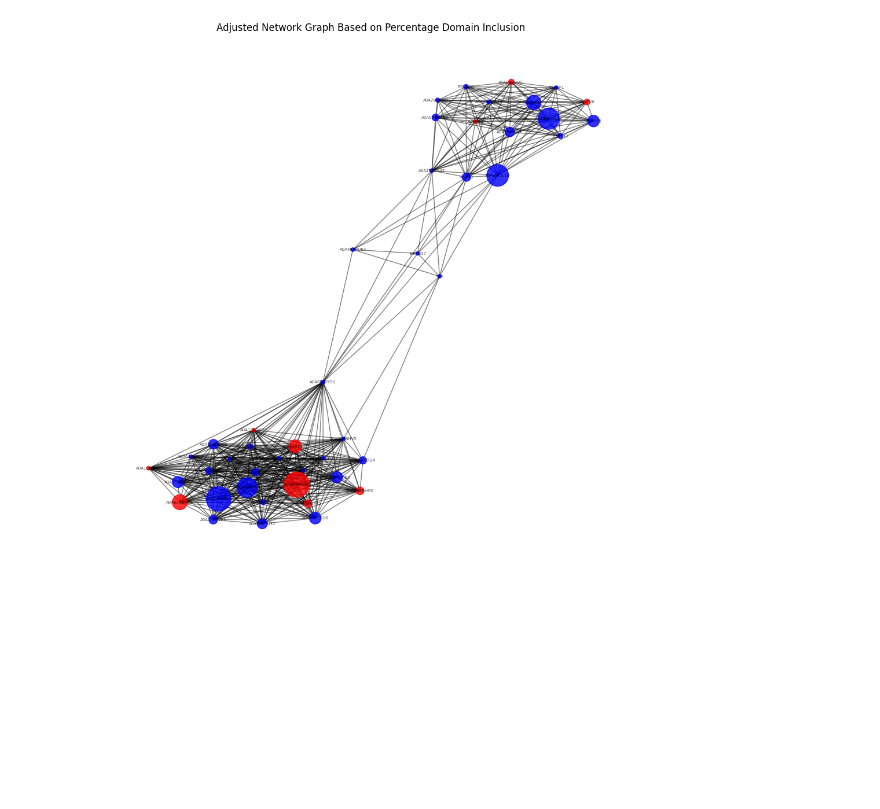
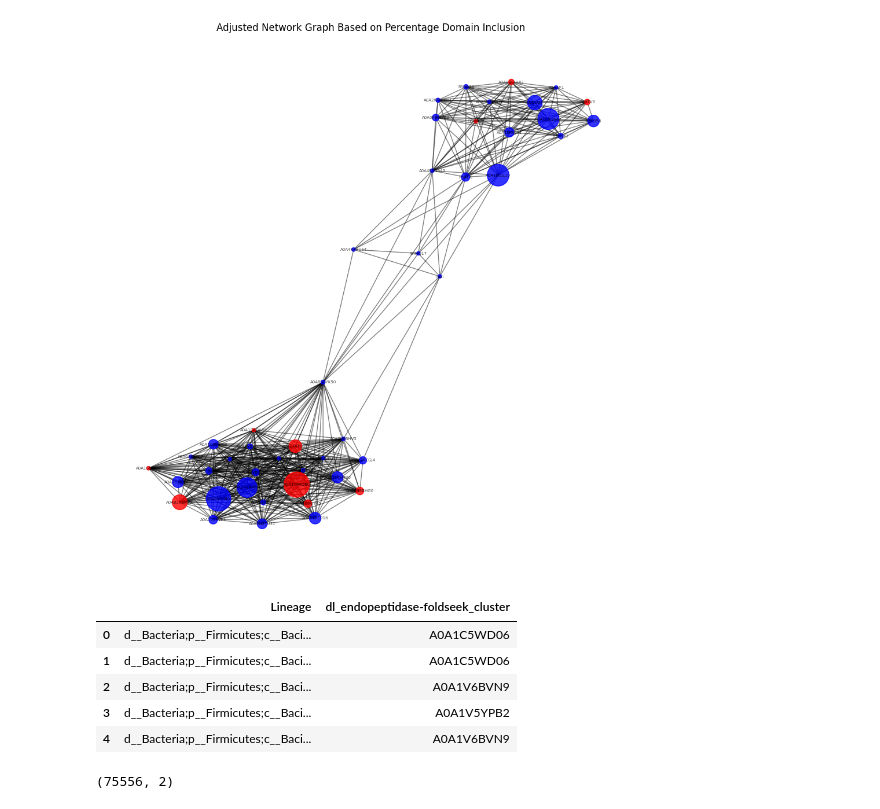
Before and after one commit to oliverdesa/Clustering_Metagenomics, a Jupyter notebook: src/clustering/network_plot.ipynb, the cells around one changed output. Cells and saved outputs as stored; diff of their text form; code cells hidden in the pictures; blank space fills up the shorter version.

```diff
--- a/src/clustering/network_plot.ipynb
+++ b/src/clustering/network_plot.ipynb
@@ -26,3 +33,5 @@ merged_df.to_csv('plotting_script/data/merged_info.tsv', sep='\t', index=False)
+# %%
+merged_df = pd.read_csv('plotting_script/data/merged_info.tsv', sep='\t')
 # %%
 # Calculate the occurrence of each domain in each cluster
 domain_occurrences = defaultdict(lambda: defaultdict(int))
@@ -126,3 +135,16 @@ plt.axis('off')
 plt.show()
 # %% [output]
 [figure]
+# %%
+# Extract Lineage and Cluster columns
+lineage_cluster_data = merged_df[['Lineage', 'dl_endopeptidase-foldseek_cluster']]
+
+display(lineage_cluster_data.head(), lineage_cluster_data.shape)
+# %% [output]
+|  | Lineage | dl_endopeptidase-foldseek_cluster |
+| 0 | d__Bacteria;p__Firmicutes;c__Baci... | A0A1C5WD06 |
+| 1 | d__Bacteria;p__Firmicutes;c__Baci... | A0A1C5WD06 |
+| 2 | d__Bacteria;p__Firmicutes;c__Baci... | A0A1V6BVN9 |
+| 3 | d__Bacteria;p__Firmicutes;c__Baci... | A0A1V5YPB2 |
+| 4 | d__Bacteria;p__Firmicutes;c__Baci... | A0A1V6BVN9 |
+(75556, 2)
```
Also changed, not shown: parts of 9 cells of this notebook.
